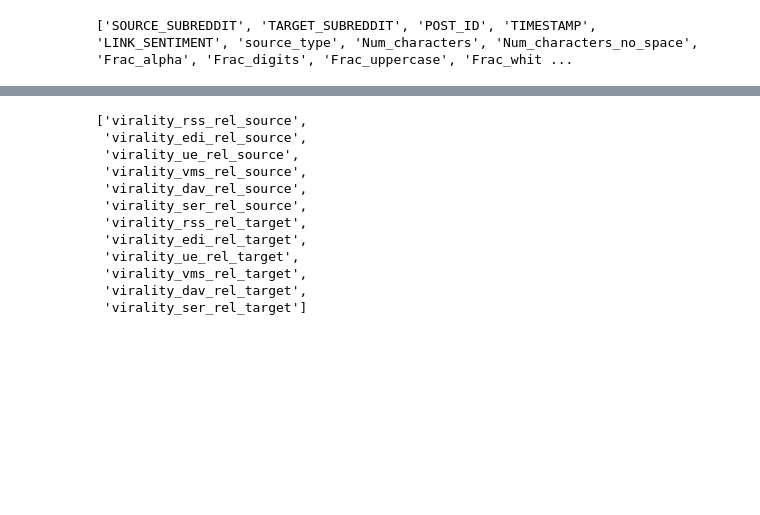
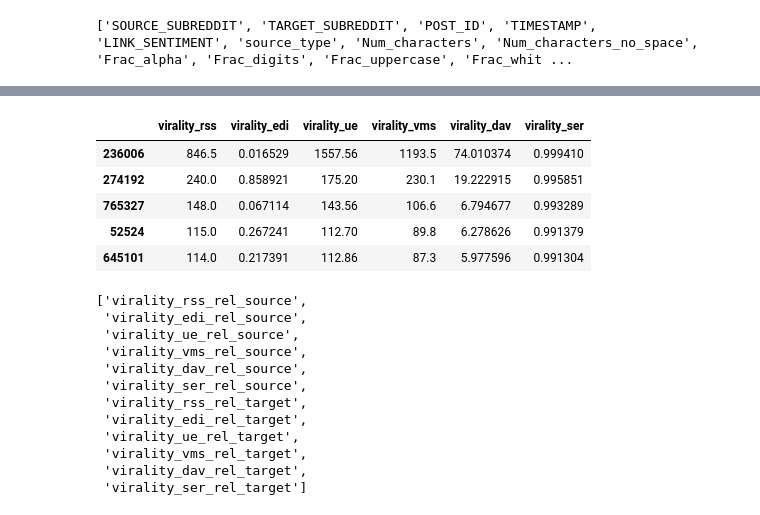
Before and after one commit to EPFLHenrik/ViralRedditCookbook, a Jupyter notebook: src/analysis/metric_analysis/metric_analysis.ipynb, the cells around one changed output, grey strips where cells are left out. Drawn from its saved outputs; the diff is of its cells as text; code cells hidden in the pictures; blank space fills up the shorter version.

```diff
--- a/src/analysis/metric_analysis/metric_analysis.ipynb
+++ b/src/analysis/metric_analysis/metric_analysis.ipynb
@@ -307,4 +340,13 @@ for m in virality_metrics:
 ... (6 outputs left out)
+# %%
+df[virality_metrics].sort_values(by="virality_rss", ascending=False).head()
+# %% [output]
+|  | virality_rss | virality_edi | virality_ue | virality_vms | virality_dav | virality_ser |
+| 236006 | 846.5 | 0.016529 | 1557.56 | 1193.5 | 74.010374 | 0.999410 |
+| 274192 | 240.0 | 0.858921 | 175.20 | 230.1 | 19.222915 | 0.995851 |
+| 765327 | 148.0 | 0.067114 | 143.56 | 106.6 | 6.794677 | 0.993289 |
+| 52524 | 115.0 | 0.267241 | 112.70 | 89.8 | 6.278626 | 0.991379 |
+| 645101 | 114.0 | 0.217391 | 112.86 | 87.3 | 5.977596 | 0.991304 |
 # %%
 metric_cols
 # %% [output]
```
Also changed, not shown: parts of 8 cells of this notebook, 1 other file.
